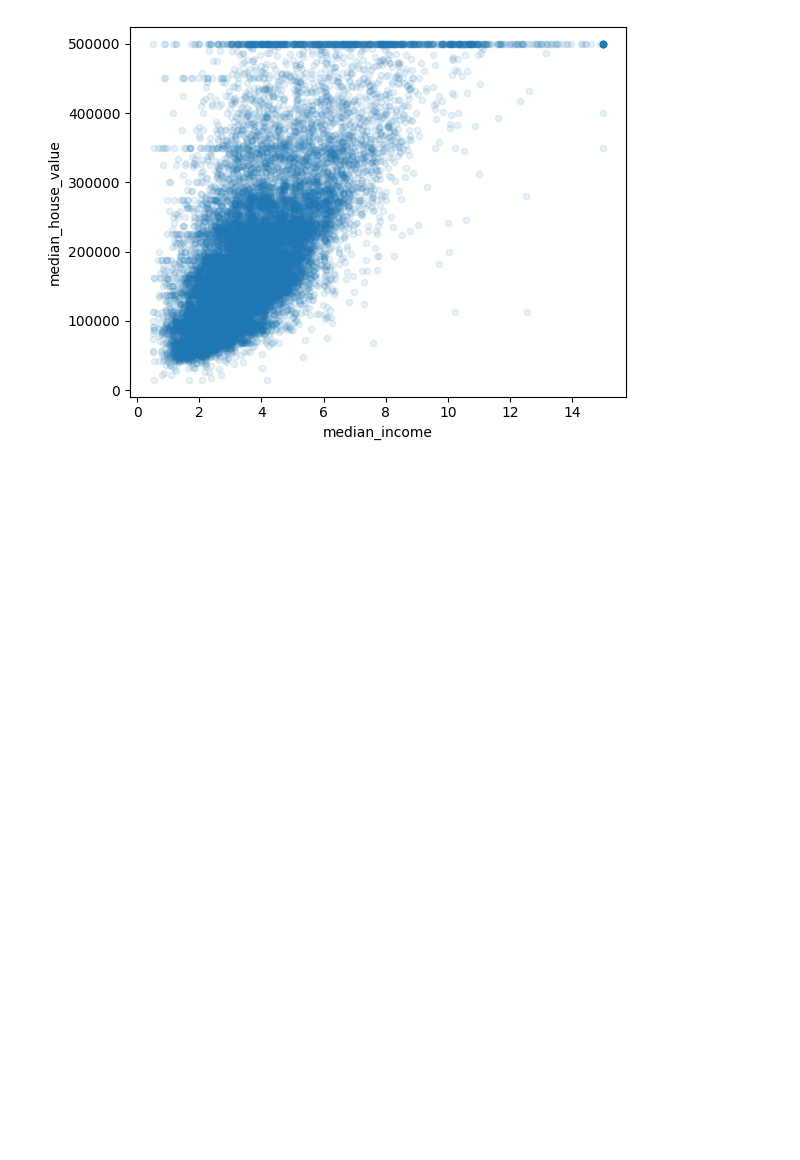
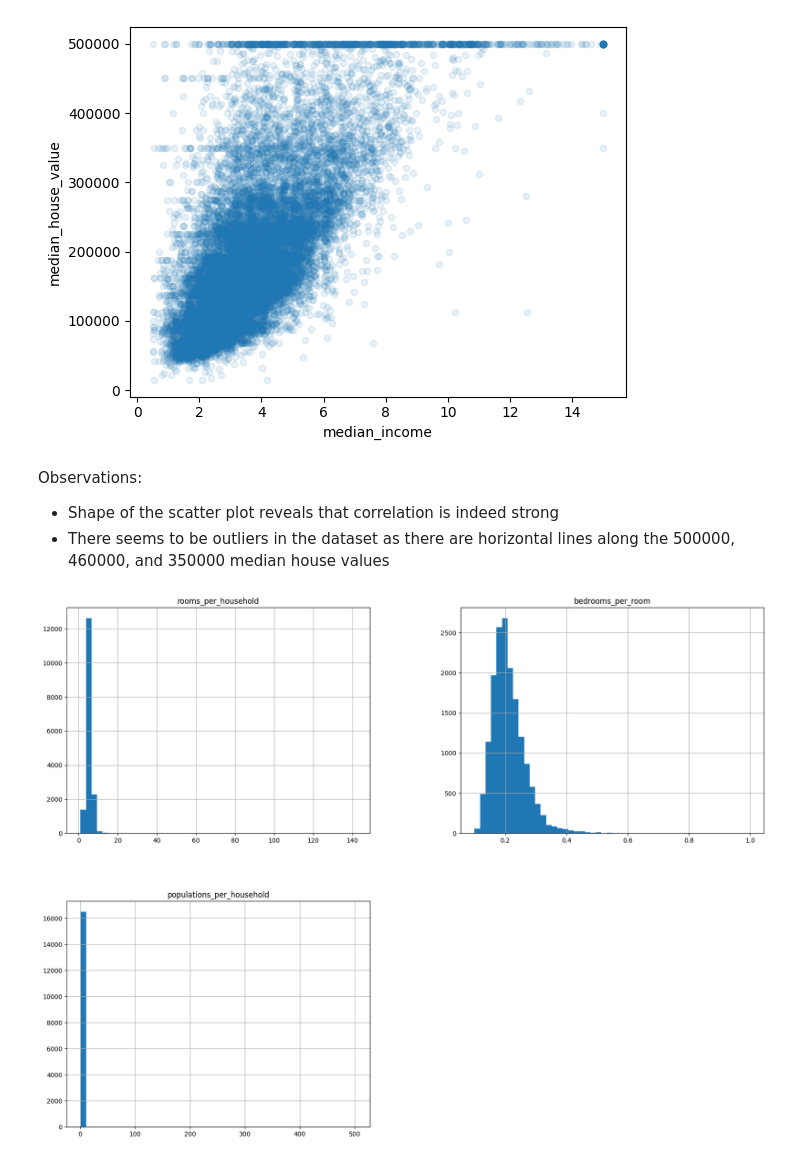
Before and after one commit to ChloeW125/MLPredictionModel, a Jupyter notebook: Housing Data Manip.ipynb, the cells around one changed output. Drawn from its saved outputs; the diff is of its cells as text; code cells hidden in the pictures; blank space fills up the shorter version.

Commit message:
explore attributes and correlations between vars contd

```diff
--- a/Housing Data Manip.ipynb
+++ b/Housing Data Manip.ipynb
@@ -234,3 +234,19 @@ housing.plot(kind="scatter", x="median_income", y="median_house_value", alpha=0.
 # %% [output]
 <Axes: xlabel='median_income', ylabel='median_house_value'>
 [figure]
+# %% [markdown]
+Observations:
+- Shape of the scatter plot reveals that correlation is indeed strong
+- There seems to be outliers in the dataset as there are horizontal lines along the 500000, 460000, and 350000 median house values
+# %%
+# Create new attributes that might be worth exploring by manipulating known attributes
+housing["rooms_per_household"] = housing["total_rooms"]/housing["households"]
+housing["bedrooms_per_room"] = housing["total_bedrooms"]/housing["total_rooms"]
+housing["populations_per_household"] = housing["population"]/housing["households"]
+
+# View histograms of selected attributes
+selected_attributes = ["rooms_per_household", "bedrooms_per_room", "populations_per_household"]
+housing[selected_attributes].hist(bins=50, figsize=(20, 15))
+plt.show()
+# %% [output]
+[figure, added]
```
Also changed, not shown: parts of 2 cells of this notebook.
